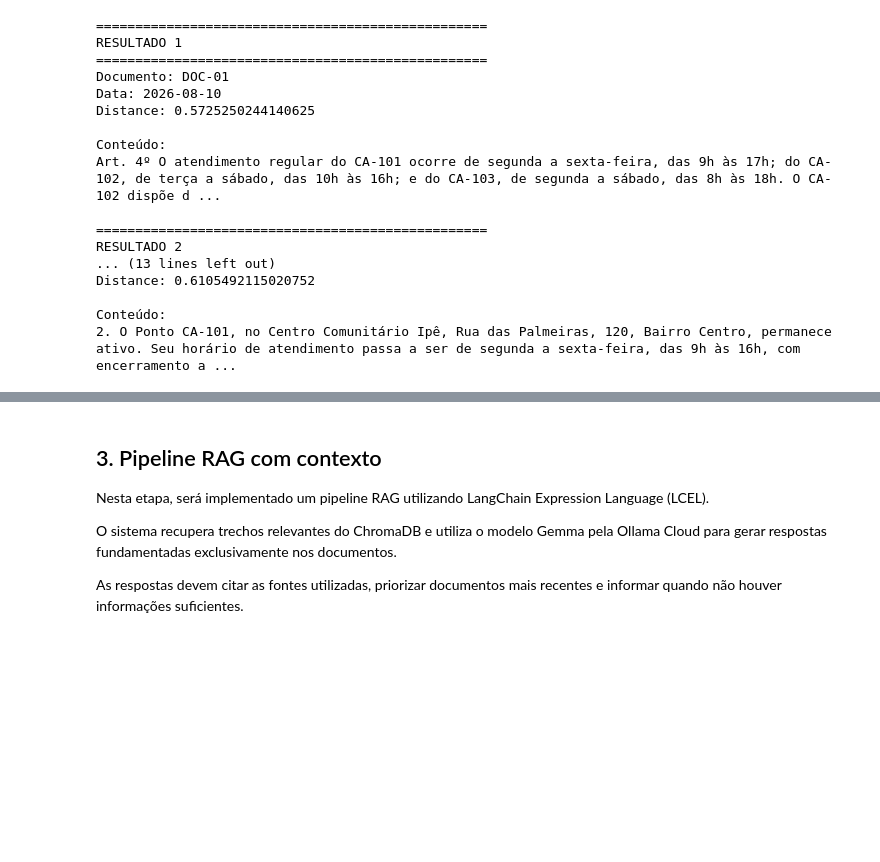
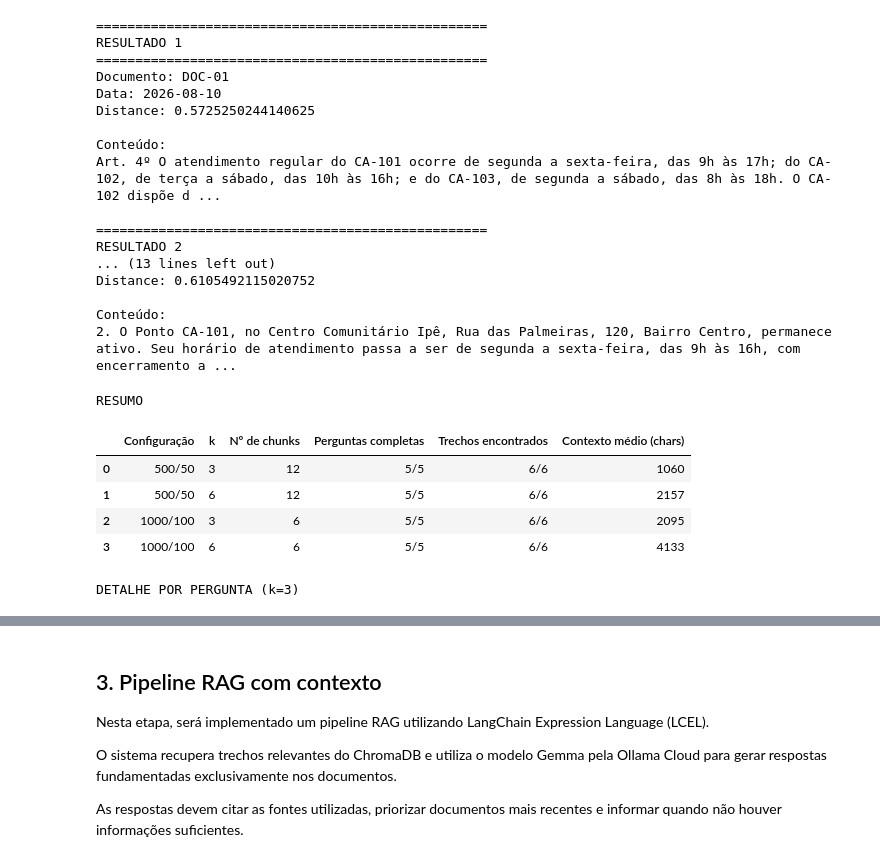
Before and after one commit to RafaelGandolfiG/global-solution-2sem-IA-1CCPI, a Jupyter notebook: 1_Notebook_GS2026_2.ipynb, the cells around one changed output, grey strips where cells are left out. Saved outputs shown, nothing was run; the diff lists cells and outputs as text; code cells hidden in the pictures; blank space fills up the shorter version.

```diff
--- a/1_Notebook_GS2026_2.ipynb
+++ b/1_Notebook_GS2026_2.ipynb
@@ -651,3 +672,81 @@ Distance: 0.6105492115020752
 
 Conteúdo:
 2. O Ponto CA-101, no Centro Comunitário Ipê, Rua das Palmeiras, 120, Bairro Centro, permanece ativo. Seu horário de atendimento passa a ser de segunda a sexta-feira, das 9h às 16h, com encerramento a ...
+# %%
+import pandas as pd
+
+COLLECTION_1000 = "coletar_1000"
+vectorstore_1000 = criar_vectorstore(
+    chunks=chunks_1000, collection_name=COLLECTION_1000
+)
+
+PERGUNTAS_CHUNKING = [
+    {"pergunta": "O ponto CA-102 está funcionando?",
+     "esperado": ["interditado"]},
+    {"pergunta": "Qual o horário de atendimento do CA-101?",
+     "esperado": ["9h às 16h"]},
+    {"pergunta": "O CA-103 recebe óleo aos sábados às 16h?",
+     "esperado": ["14h"]},
+    {"pergunta": "Posso usar a entrada acessível do CA-102?",
+     "esperado": ["entrada acessível", "interditado"]},  # exige DOC-01 + DOC-02
+    {"pergunta": "Qual o limite de litros por visita?",
+     "esperado": ["5 litros"]},
+]
+
+
+def normalizar(texto):
+    return " ".join(texto.lower().split())
+
+
+def testar_recuperacao(vs, k):
+    linhas = []
+    for item in PERGUNTAS_CHUNKING:
+        docs = vs.similarity_search(item["pergunta"], k=k)
+        contexto = normalizar(" ".join(d.page_content for d in docs))
+        achados = [t for t in item["esperado"] if normalizar(t) in contexto]
+        linhas.append({
+            "pergunta": item["pergunta"],
+            "achados": len(achados),
+            "esperados": len(item["esperado"]),
+            "completa": len(achados) == len(item["esperado"]),
+            "chars": sum(len(d.page_content) for d in docs),
+        })
+    return linhas
+
+
+CONFIGS = [
+    ("500/50", vectorstore, chunks_500),
+    ("1000/100", vectorstore_1000, chunks_1000),
+]
+
+resumo, detalhe = [], []
+
+for nome, vs, chunks in CONFIGS:
+    for k in (3, 6):
+        res = testar_recuperacao(vs, k)
+        resumo.append({
+            "Configuração": nome,
+            "k": k,
+            "Nº de chunks": len(chunks),
+            "Perguntas completas": f"{sum(r['completa'] for r in res)}/{len(res)}",
+            "Trechos encontrados": f"{sum(r['achados'] for r in res)}/{sum(r['esperados'] for r in res)}",
+            "Contexto médio (chars)": round(sum(r["chars"] for r in res) / len(res)),
+        })
+        if k == 3:
+            for r in res:
+                detalhe.append({"Configuração": nome, "Pergunta": r["pergunta"],
+                                "Completa": "sim" if r["completa"] else "NÃO"})
+
+print("RESUMO")
+display(pd.DataFrame(resumo))
+
+print("\nDETALHE POR PERGUNTA (k=3)")
+display(pd.DataFrame(detalhe).pivot(index="Pergunta", columns="Configuração", values="Completa"))
+# %% [output]
+RESUMO
+|  | Configuração | k | Nº de chunks | Perguntas completas | Trechos encontrados | Contexto médio (chars) |
+| 0 | 500/50 | 3 | 12 | 5/5 | 6/6 | 1060 |
+| 1 | 500/50 | 6 | 12 | 5/5 | 6/6 | 2157 |
+| 2 | 1000/100 | 3 | 6 | 5/5 | 6/6 | 2095 |
+| 3 | 1000/100 | 6 | 6 | 5/5 | 6/6 | 4133 |
+DETALHE POR PERGUNTA (k=3)
```
Also changed, not shown: parts of 11 cells of this notebook, 1 other file.
